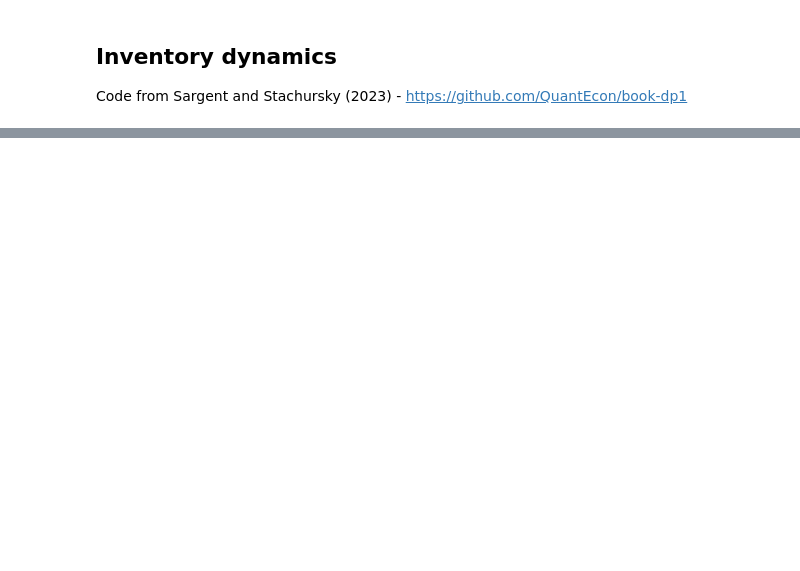
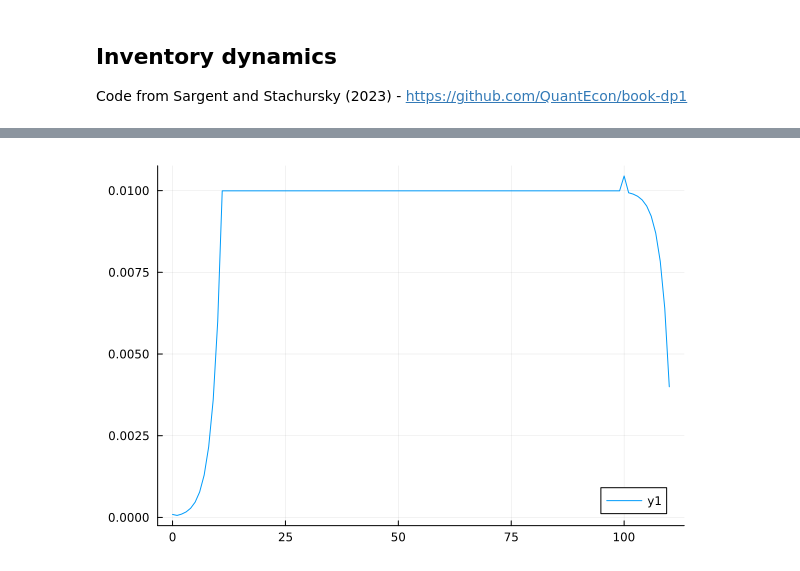
Before and after one commit to pzoch/QEcon2023, a Jupyter notebook: Code/Markov/markov.ipynb, the cells around one changed output, grey strips where cells are left out. Saved outputs shown, nothing was run; the diff lists cells and outputs as text; code cells hidden in the pictures; blank space fills up the shorter version.

```diff
--- a/Code/Markov/markov.ipynb
+++ b/Code/Markov/markov.ipynb
@@ -54,2 +66,6 @@ MChain = compute_mc(model)
+# %%
+plot( ψ )
+# %% [output]
+[figure, added]
 # %%
 plot(sample_path, label=false, legend=:topleft, xlabel="time", ylabel="inventory", title="Inventory Time Series")
```
Also changed, not shown: parts of 9 cells of this notebook, 5 other files.
